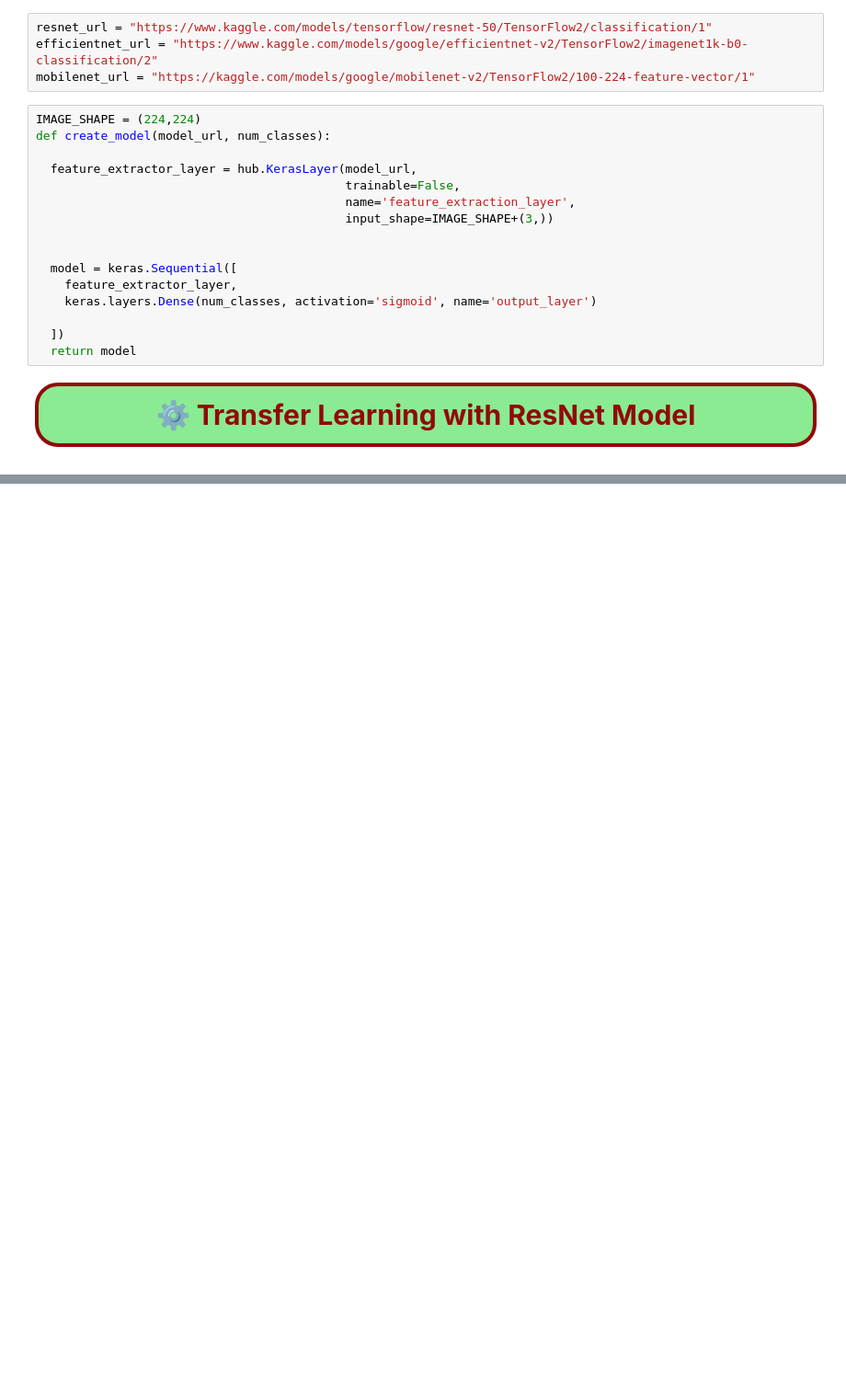
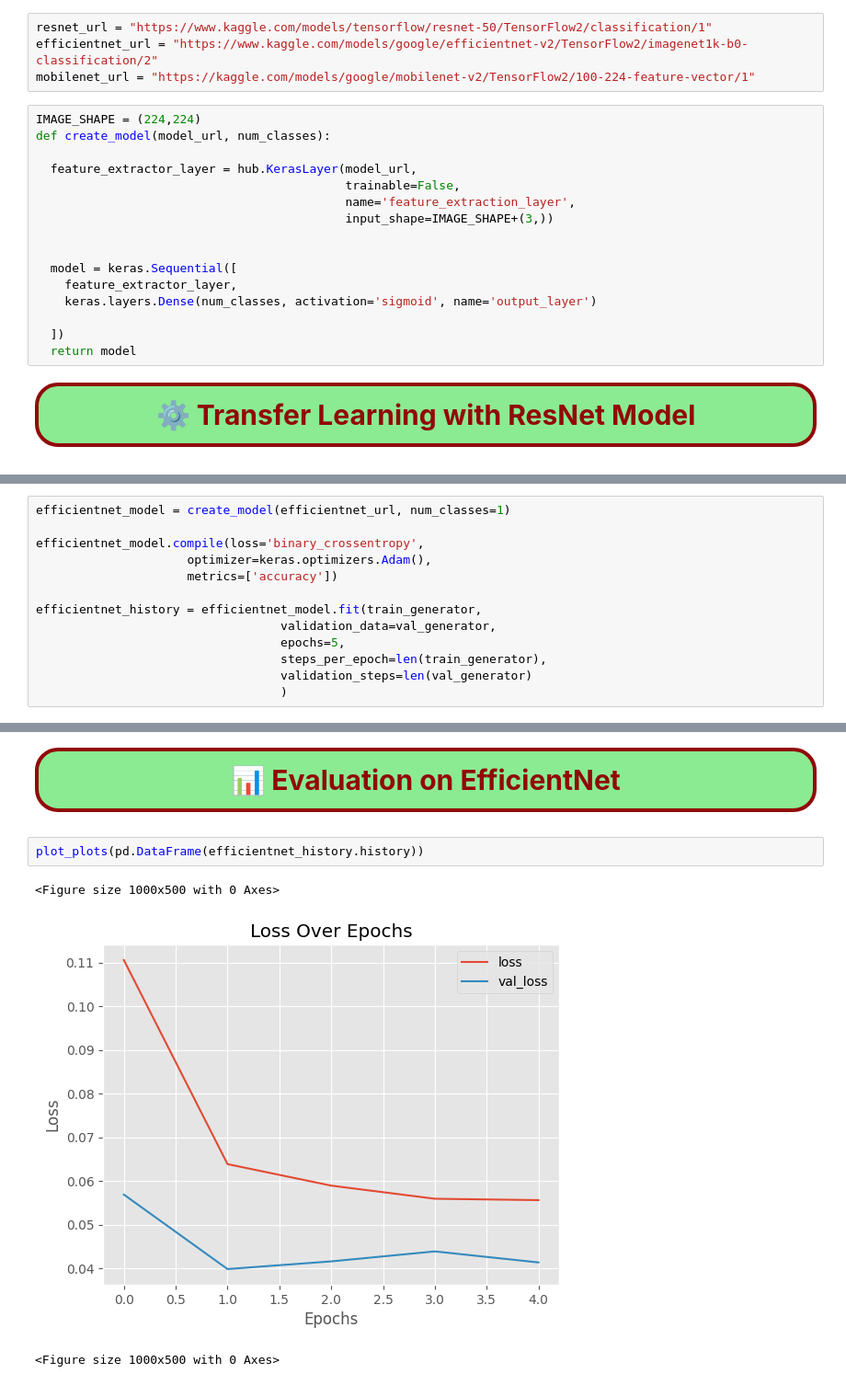
Before and after one commit to MuhammadUmerKhan/SMIT-Institute-Files, a Jupyter notebook: All Files/Deep Learning/Cat_vs_Dog.ipynb, the cells around one changed output, grey strips where cells are left out. Shown at 92% size. Drawn from its saved outputs; the diff is of its cells as text; blank space fills up the shorter version.

```diff
--- a/All Files/Deep Learning/Cat_vs_Dog.ipynb
+++ b/All Files/Deep Learning/Cat_vs_Dog.ipynb
@@ -355,0 +470,13 @@ resnet_history = resnet_model.fit(train_generator,
+# %%
+efficientnet_model = create_model(efficientnet_url, num_classes=1)
+
+efficientnet_model.compile(loss='binary_crossentropy',
+                     optimizer=keras.optimizers.Adam(),
+                     metrics=['accuracy'])
+
+efficientnet_history = efficientnet_model.fit(train_generator,
+                                  validation_data=val_generator,
+                                  epochs=5,
+                                  steps_per_epoch=len(train_generator),
+                                  validation_steps=len(val_generator)
+                                  )
@@ -355,0 +494,12 @@ resnet_history = resnet_model.fit(train_generator,
+# %% [markdown]
+<div style="text-align: center;">
+    <p style="background-color: #8aeb92; color: #910909; font-size: 2.0em; font-family: 'Arial', sans-serif; text-align: center; border-radius: 25px; border: 4px solid #910909; display: inline-block; padding: 20px 20px; margin: 0 auto; line-height: 1.5; font-weight: bold; box-shadow: 0px 4px 10px rgba(0, 0, 0, 0.3);">
+        📊 Evaluation on EfficientNet
+    </p>
+</div>
+# %%
+plot_plots(pd.DataFrame(efficientnet_history.history))
+# %% [output]
+<Figure size 1000x500 with 0 Axes>
+[figure, added]
+<Figure size 1000x500 with 0 Axes>
```
Also changed, not shown: parts of 26 cells of this notebook.
